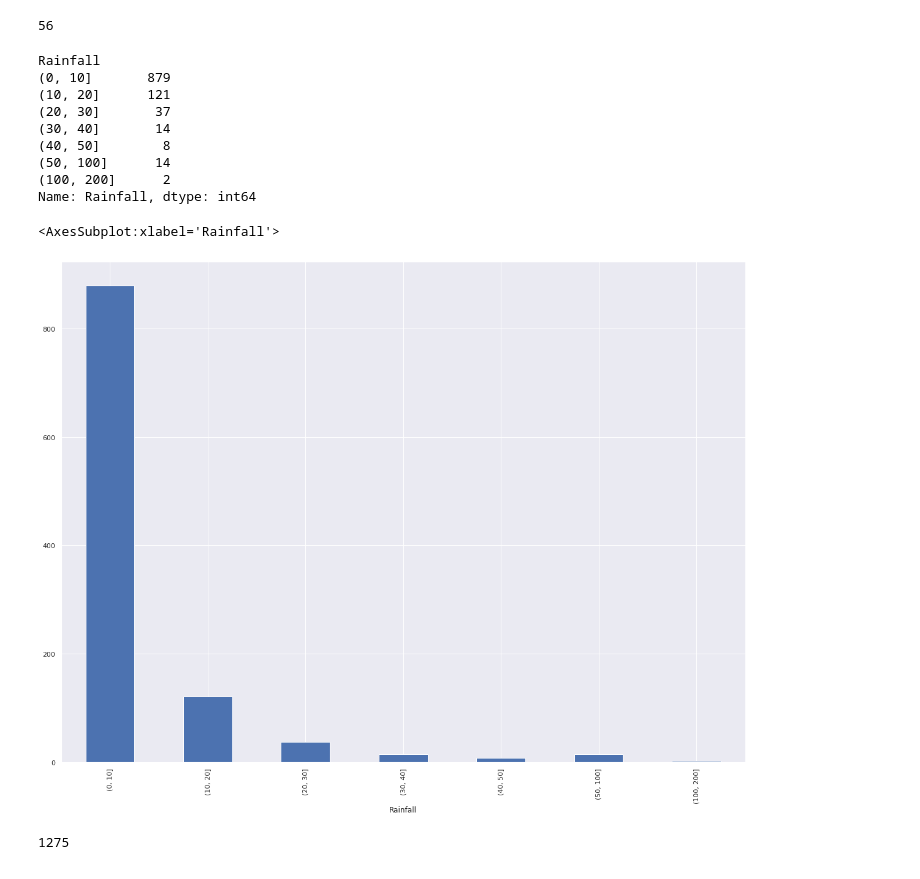
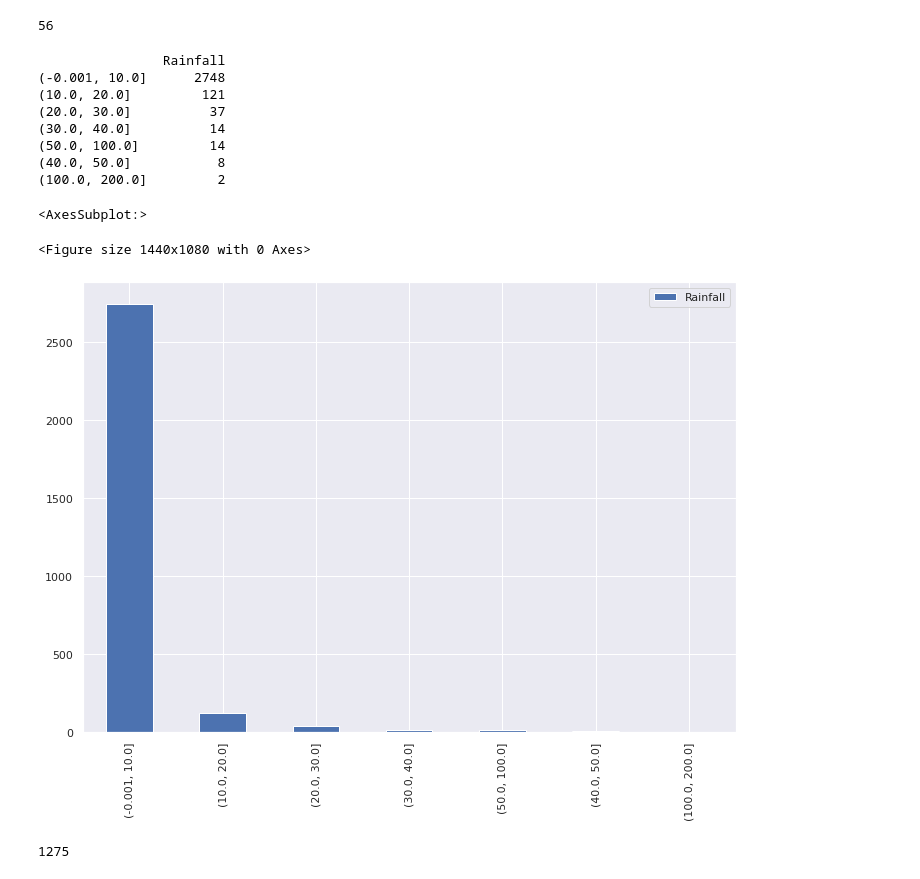
Before and after one commit to huukhang1512/utsDataAnal, a Jupyter notebook: ass2/analyse.ipynb, the cells around one changed output. Saved outputs shown, nothing was run; the diff lists cells and outputs as text; code cells hidden in the pictures.

```diff
--- a/ass2/analyse.ipynb
+++ b/ass2/analyse.ipynb
@@ -3,8 +3,9 @@
 # %%
 import pandas as pd
 import seaborn as sns
+import numpy as np
 import matplotlib.pyplot as plt
-plt.rcParams.update({'font.size': 15})
+plt.rcParams.update({'font.size': 22})
 plt.rcParams["figure.figsize"] = (20, 10)
 
 sns.set(rc={'figure.figsize':(11.7,8.27)})
@@ -65,5 +66,3 @@ Temp3pm                 float64
 RainToday                object
 RainTomorrow             object
 dtype: object
-# %%
-dataset.sort_values(by=['Date'], inplace=True)
@@ -201,23 +194,22 @@ dataset['Rainfall'].isna().sum()
 56
 # %%
 bins = [0,10,20,30,40,50,100,200]
-df = dataset.groupby(pd.cut(dataset['Rainfall'], bins=bins)).Rainfall.count()
+df = pd.DataFrame(pd.cut(dataset['Rainfall'], bins=bins, include_lowest=True).value_counts())
 plt.figure(figsize=(20,15))
-plt.ylabel = "mm"
 print(df)
 df.plot(kind='bar')
 # %% [output]
-Rainfall
-(0, 10]       879
-(10, 20]      121
-(20, 30]       37
-(30, 40]       14
-(40, 50]        8
-(50, 100]      14
-(100, 200]      2
-Name: Rainfall, dtype: int64
+                Rainfall
+(-0.001, 10.0]      2748
+(10.0, 20.0]         121
+(20.0, 30.0]          37
+(30.0, 40.0]          14
+(50.0, 100.0]         14
+(40.0, 50.0]           8
+(100.0, 200.0]         2
-<AxesSubplot:xlabel='Rainfall'>
+<AxesSubplot:>
+<Figure size 1440x1080 with 0 Axes>
-[figure, old version]
+[figure, new version]
 # %%
 dataset['Evaporation'].isna().sum()
 # %% [output]
```
Also changed, not shown: parts of 51 cells of this notebook, 32 other files.
